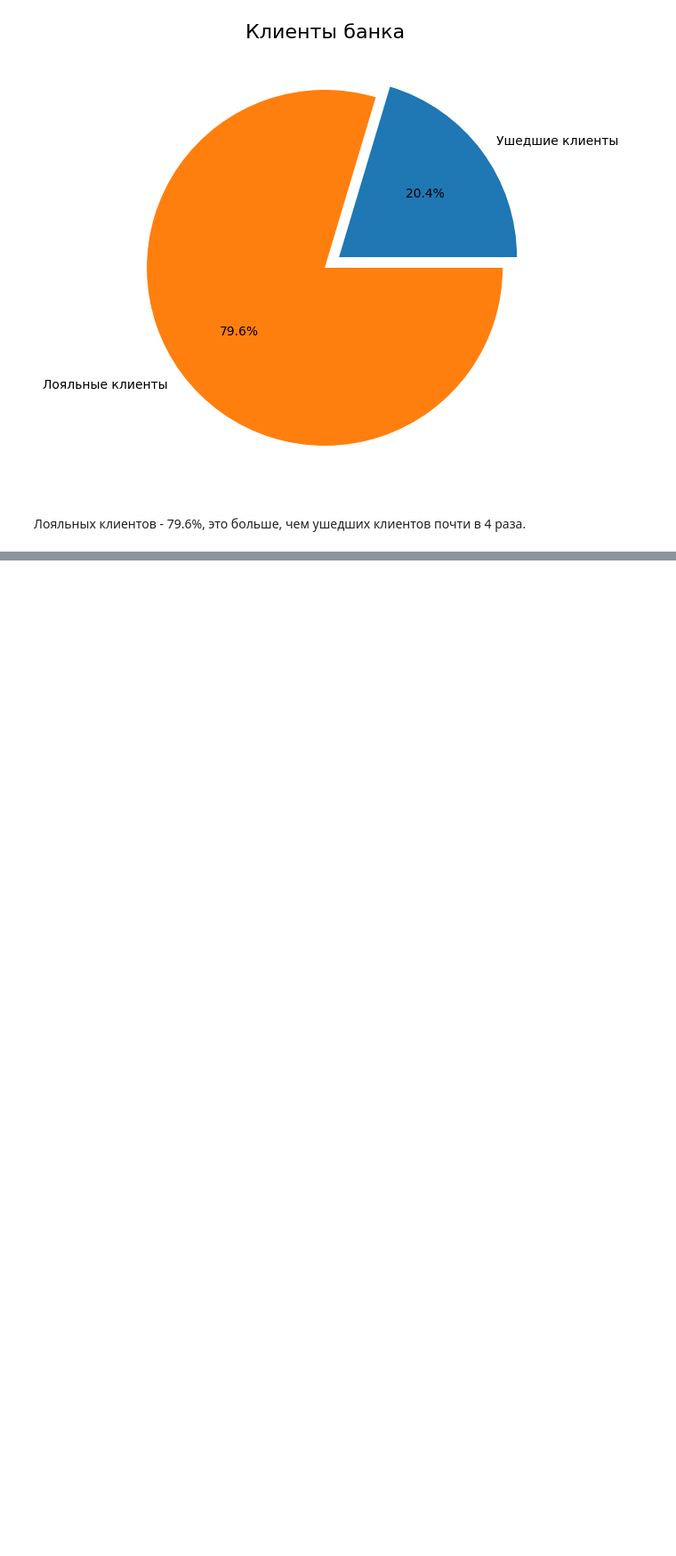
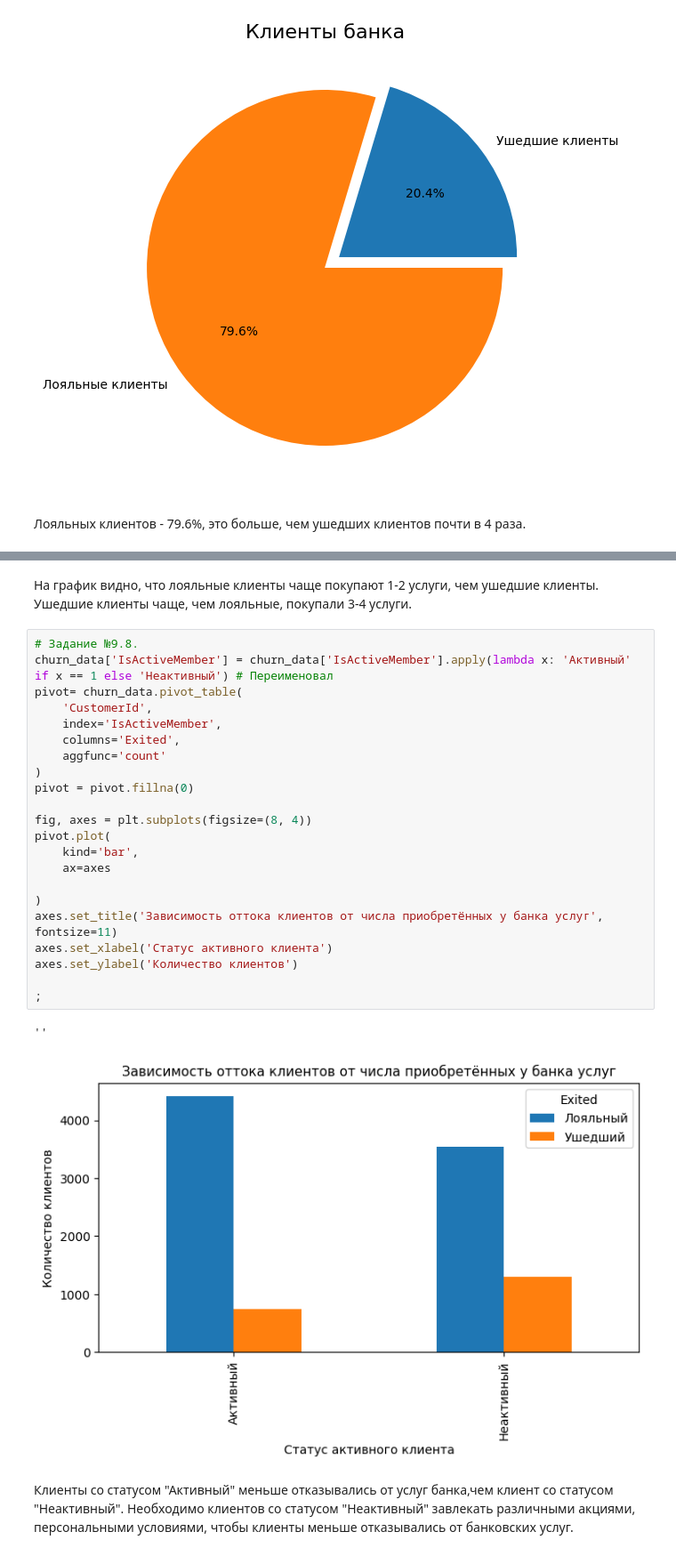
Before and after one commit to Nagliy777/sf_data_science, a Jupyter notebook: IDE/Блок 1/Тестовое.ipynb, the cells around one changed output, grey strips where cells are left out. Shown at 89% size. Saved outputs shown, nothing was run; the diff lists cells and outputs as text; blank space fills up the shorter version.

```diff
--- a/IDE/Блок 1/Тестовое.ipynb
+++ b/IDE/Блок 1/Тестовое.ipynb
@@ -92,0 +164,29 @@ fig
+# %% [markdown]
+На график видно, что лояльные клиенты чаще покупают 1-2 услуги, чем ушедшие клиенты. Ушедшие клиенты чаще, чем лояльные, покупали 3-4 услуги.
+# %%
+# Задание №9.8.
+churn_data['IsActiveMember'] = churn_data['IsActiveMember'].apply(lambda x: 'Активный' if x == 1 else 'Неактивный') # Переименовал
+pivot= churn_data.pivot_table(
+    'CustomerId',
+    index='IsActiveMember',
+    columns='Exited',
+    aggfunc='count'
+)
+pivot = pivot.fillna(0)
+
+fig, axes = plt.subplots(figsize=(8, 4))
+pivot.plot(
+    kind='bar',
+    ax=axes
+
+)
+axes.set_title('Зависимость оттока клиентов от числа приобретённых у банка услуг', fontsize=11)
+axes.set_xlabel('Статус активного клиента')
+axes.set_ylabel('Количество клиентов')
+
+;
+# %% [output]
+''
+[figure, added]
+# %% [markdown]
+Клиенты со статусом "Активный" меньше отказывались от услуг банка,чем клиент со статусом "Неактивный". Необходимо клиентов со статусом "Неактивный" завлекать различными акциями, персональными условиями, чтобы клиенты меньше отказывались от банковских услуг.
```
Also changed, not shown: parts of 20 cells of this notebook, 9 other files.
